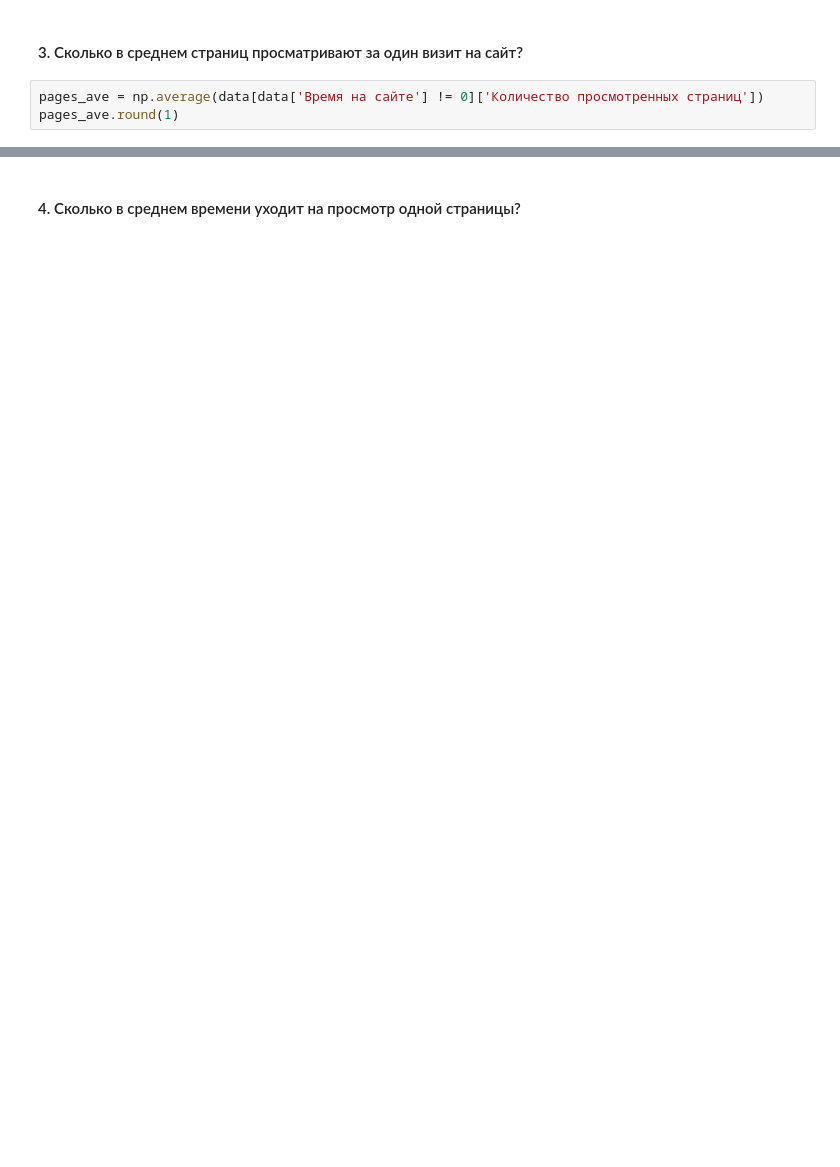
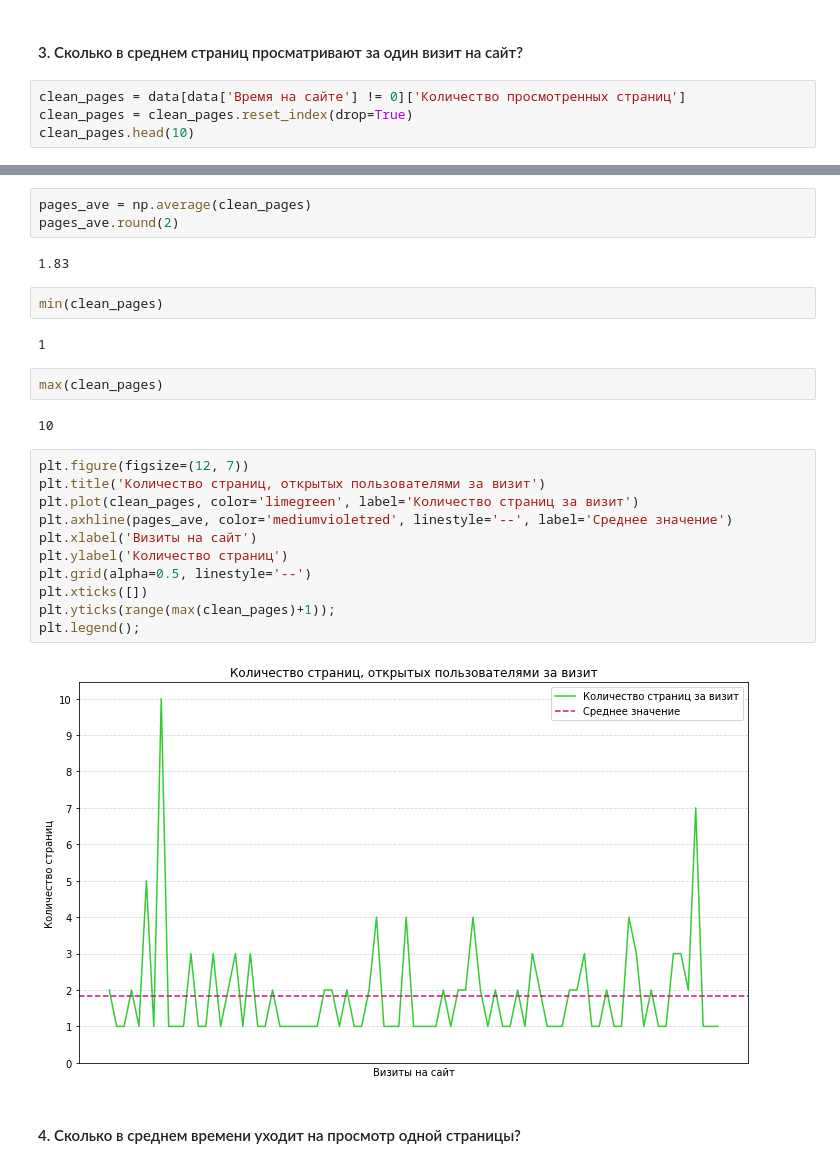
Before and after one commit to Deryander/Studies, a Jupyter notebook: work/2021-2022/Practice/Visits_analysis.ipynb, the cells around one changed output, grey strips where cells are left out. Saved outputs shown, nothing was run; the diff lists cells and outputs as text; blank space fills up the shorter version.

```diff
--- a/work/2021-2022/Practice/Visits_analysis.ipynb
+++ b/work/2021-2022/Practice/Visits_analysis.ipynb
@@ -61,6 +121,7 @@ time_ave.round(2)
 # %% [markdown]
 #### 3. Сколько в среднем страниц просматривают за один визит на сайт?
 # %%
-pages_ave = np.average(data[data['Время на сайте'] != 0]['Количество просмотренных страниц'])
-pages_ave.round(1)
+clean_pages = data[data['Время на сайте'] != 0]['Количество просмотренных страниц']
+clean_pages = clean_pages.reset_index(drop=True)
+clean_pages.head(10)
 # %% [output]
@@ -68,3 +139,29 @@ pages_ave.round(1)
+# %%
+pages_ave = np.average(clean_pages)
+pages_ave.round(2)
+# %% [output]
+1.83
+# %%
+min(clean_pages)
+# %% [output]
+1
+# %%
+max(clean_pages)
+# %% [output]
+10
+# %%
+plt.figure(figsize=(12, 7))
+plt.title('Количество страниц, открытых пользователями за визит')
+plt.plot(clean_pages, color='limegreen', label='Количество страниц за визит')
+plt.axhline(pages_ave, color='mediumvioletred', linestyle='--', label='Среднее значение')
+plt.xlabel('Визиты на сайт')
+plt.ylabel('Количество страниц')
+plt.grid(alpha=0.5, linestyle='--')
+plt.xticks([])
+plt.yticks(range(max(clean_pages)+1));
+plt.legend();
+# %% [output]
+[figure, added]
 # %% [markdown]
 #### 4. Сколько в среднем времени уходит на просмотр одной страницы?
 # %%
```
Also changed, not shown: parts of 19 cells of this notebook, 3 other files.
